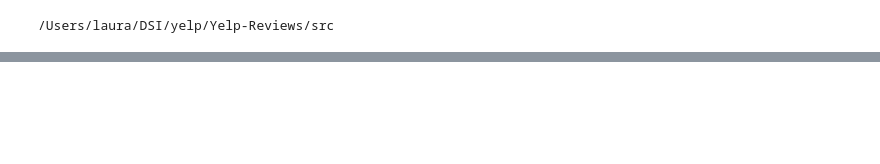
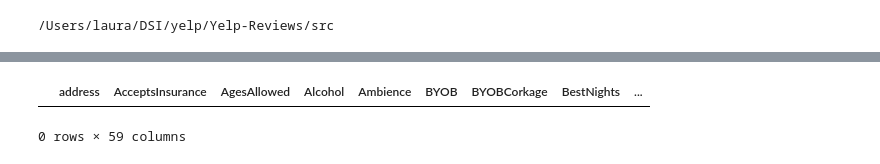
Before and after one commit to Laura-Kimble/Yelp-Reviews, a Jupyter notebook: notebooks/more_eda.ipynb, the cells around one changed output, grey strips where cells are left out. Saved outputs shown, nothing was run; the diff lists cells and outputs as text; code cells hidden in the pictures; blank space fills up the shorter version.

```diff
--- a/notebooks/more_eda.ipynb
+++ b/notebooks/more_eda.ipynb
@@ -117,0 +168,5 @@ base_map
+# %%
+my_df
+# %% [output]
+|  | address | AcceptsInsurance | AgesAllowed | Alcohol | Ambience | BYOB | BYOBCorkage | BestNights | ... |
+0 rows × 59 columns
```
Also changed, not shown: parts of 8 cells of this notebook, 9 other files.
